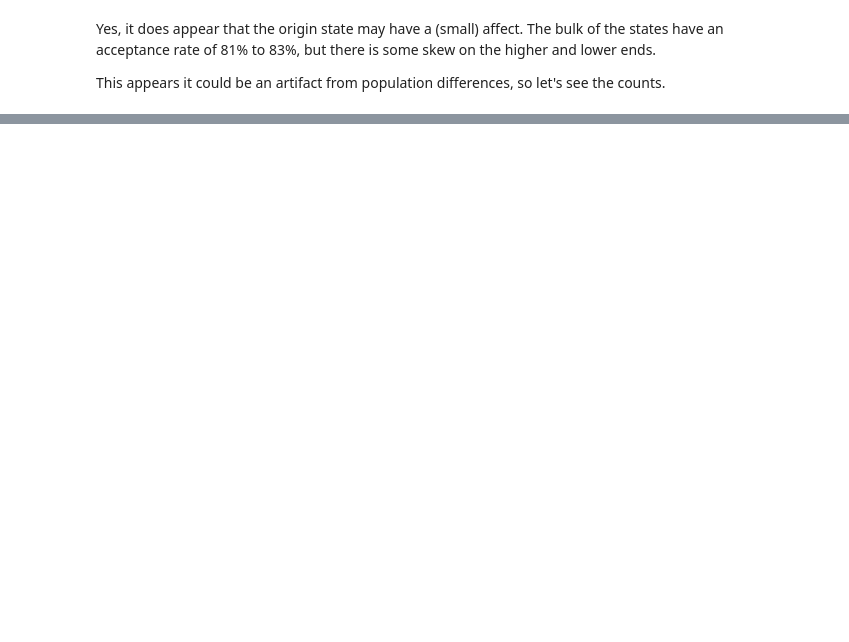
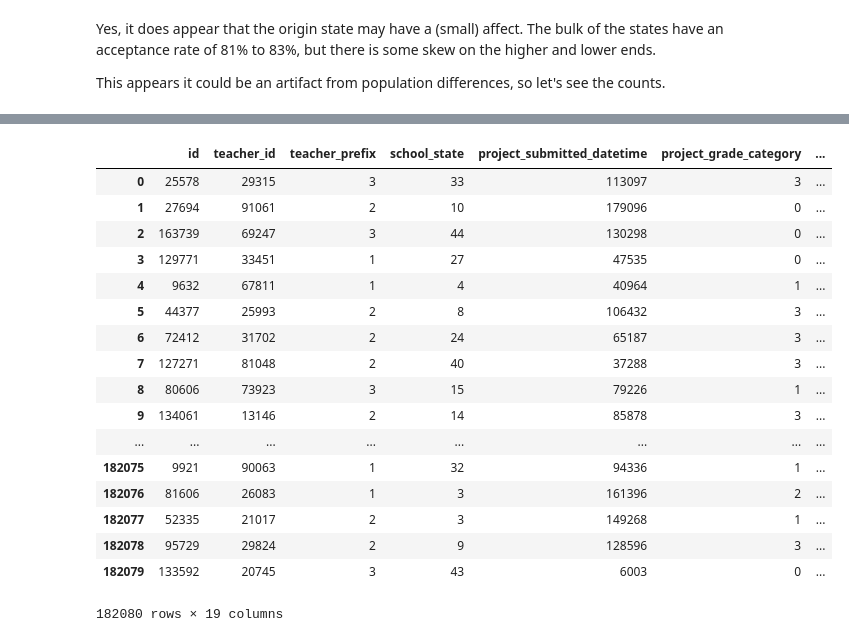
Before and after one commit to aaronpenne/machine_learning_nanodegree, a Jupyter notebook: donorschoose.ipynb, the cells around one changed output, grey strips where cells are left out. Drawn from its saved outputs; the diff is of its cells as text; code cells hidden in the pictures; blank space fills up the shorter version.

```diff
--- a/donorschoose.ipynb
+++ b/donorschoose.ipynb
@@ -277,0 +303,24 @@ df.groupby(df['project_submitted_datetime'].dt.year).sum()
+# %%
+def categorical_to_int(series):
+    return series.astype('category').cat.codes
+
+df.apply(categorical_to_int)
+# %% [output]
+|  | id | teacher_id | teacher_prefix | school_state | project_submitted_datetime | project_grade_category | ... |
+| 0 | 25578 | 29315 | 3 | 33 | 113097 | 3 | ... |
+| 1 | 27694 | 91061 | 2 | 10 | 179096 | 0 | ... |
+| 2 | 163739 | 69247 | 3 | 44 | 130298 | 0 | ... |
+| 3 | 129771 | 33451 | 1 | 27 | 47535 | 0 | ... |
+| 4 | 9632 | 67811 | 1 | 4 | 40964 | 1 | ... |
+| 5 | 44377 | 25993 | 2 | 8 | 106432 | 3 | ... |
+| 6 | 72412 | 31702 | 2 | 24 | 65187 | 3 | ... |
+| 7 | 127271 | 81048 | 2 | 40 | 37288 | 3 | ... |
+| 8 | 80606 | 73923 | 3 | 15 | 79226 | 1 | ... |
+| 9 | 134061 | 13146 | 2 | 14 | 85878 | 3 | ... |
+| ... | ... | ... | ... | ... | ... | ... | ... |
+| 182075 | 9921 | 90063 | 1 | 32 | 94336 | 1 | ... |
+| 182076 | 81606 | 26083 | 1 | 3 | 161396 | 2 | ... |
+| 182077 | 52335 | 21017 | 2 | 3 | 149268 | 1 | ... |
+| 182078 | 95729 | 29824 | 2 | 9 | 128596 | 3 | ... |
+| 182079 | 133592 | 20745 | 3 | 43 | 6003 | 0 | ... |
+182080 rows × 19 columns
```
Also changed, not shown: parts of 36 cells of this notebook, 1 other file.
